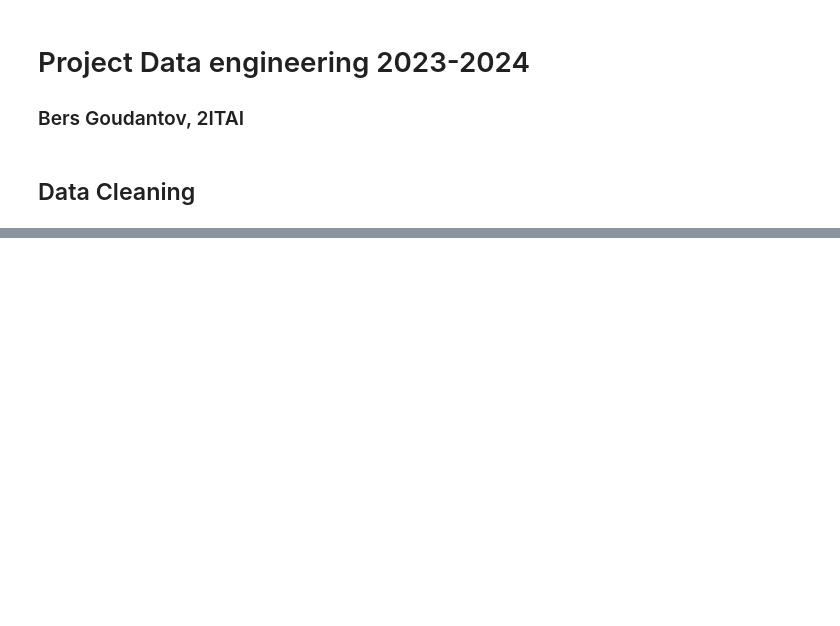
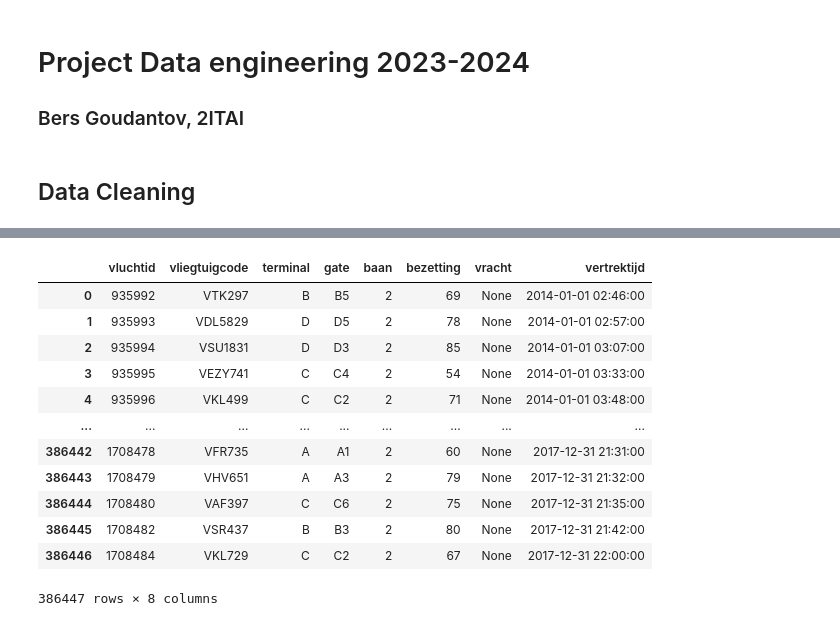
Before and after one commit to BersGoud/Project-Data-Engineering-2324, a Jupyter notebook: project-casus.ipynb, the cells around one changed output, grey strips where cells are left out. Saved outputs shown, nothing was run; the diff lists cells and outputs as text; code cells hidden in the pictures; blank space fills up the shorter version.

```diff
--- a/project-casus.ipynb
+++ b/project-casus.ipynb
@@ -104,0 +166,17 @@ FileNotFoundError: [Errno 2] No such file or directory: 'source_data/export_vetr
+# %%
+# Toon vertrek df
+df_vertrek
+# %% [output]
+|  | vluchtid | vliegtuigcode | terminal | gate | baan | bezetting | vracht | vertrektijd |
+| 0 | 935992 | VTK297 | B | B5 | 2 | 69 | None | 2014-01-01 02:46:00 |
+| 1 | 935993 | VDL5829 | D | D5 | 2 | 78 | None | 2014-01-01 02:57:00 |
+| 2 | 935994 | VSU1831 | D | D3 | 2 | 85 | None | 2014-01-01 03:07:00 |
+| 3 | 935995 | VEZY741 | C | C4 | 2 | 54 | None | 2014-01-01 03:33:00 |
+| 4 | 935996 | VKL499 | C | C2 | 2 | 71 | None | 2014-01-01 03:48:00 |
+| ... | ... | ... | ... | ... | ... | ... | ... | ... |
+| 386442 | 1708478 | VFR735 | A | A1 | 2 | 60 | None | 2017-12-31 21:31:00 |
+| 386443 | 1708479 | VHV651 | A | A3 | 2 | 79 | None | 2017-12-31 21:32:00 |
+| 386444 | 1708480 | VAF397 | C | C6 | 2 | 75 | None | 2017-12-31 21:35:00 |
+| 386445 | 1708482 | VSR437 | B | B3 | 2 | 80 | None | 2017-12-31 21:42:00 |
+| 386446 | 1708484 | VKL729 | C | C2 | 2 | 67 | None | 2017-12-31 22:00:00 |
+386447 rows × 8 columns
```
Also changed, not shown: parts of 14 cells of this notebook, 3 other files.
